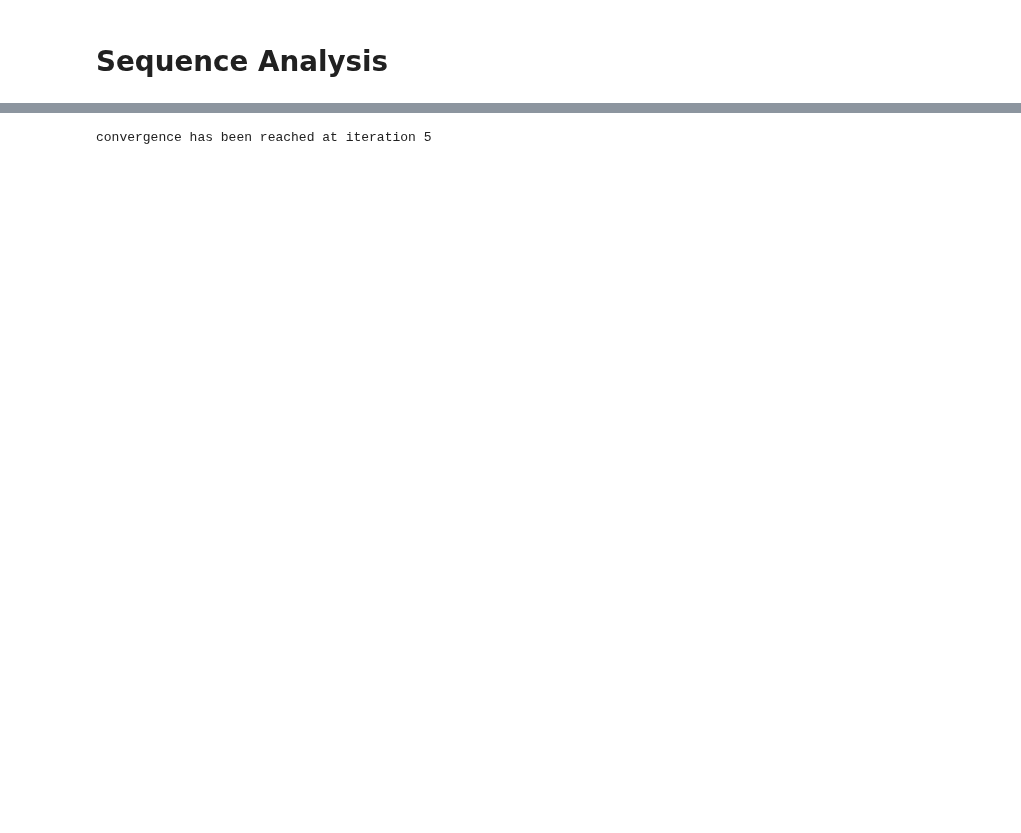
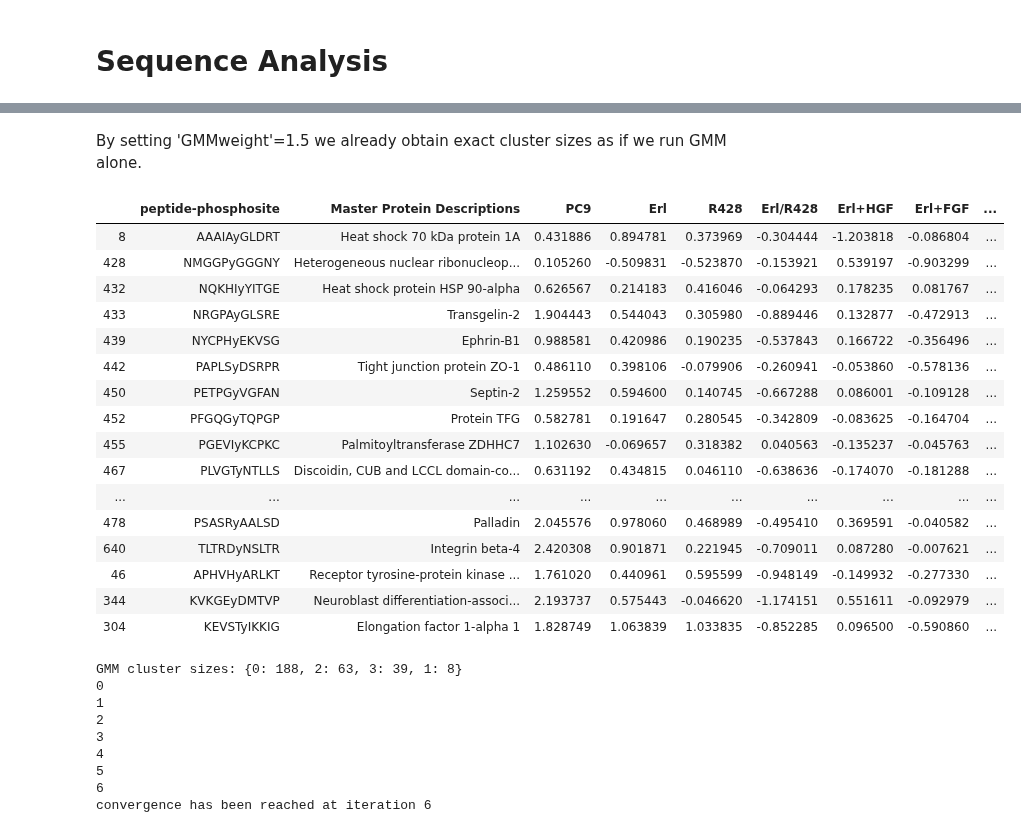
Before and after one commit to meyer-lab/DDMC, a Jupyter notebook: Seq-Analysis.ipynb, the cells around one changed output, grey strips where cells are left out. Drawn from its saved outputs; the diff is of its cells as text; code cells hidden in the pictures; blank space fills up the shorter version.

```diff
--- a/Seq-Analysis.ipynb
+++ b/Seq-Analysis.ipynb
@@ -29,5 +16,32 @@ ABC
+# %% [markdown]
+By setting 'GMMweight'=1.5 we already obtain exact cluster sizes as if we run GMM alone.
 # %%
 ncl, pYTS = 4, "Y"
-clusters = EM_SeqClustering(ABC, ncl, pYTS, max_n_iter=30)
+clusters = EM_CombinedClustering(ABC, ncl, pYTS, GMMweight=1, max_n_iter=30)
 # %% [output]
+|  | peptide-phosphosite | Master Protein Descriptions | PC9 | Erl | R428 | Erl/R428 | Erl+HGF | Erl+FGF | ... |
+| 8 | AAAIAyGLDRT | Heat shock 70 kDa protein 1A | 0.431886 | 0.894781 | 0.373969 | -0.304444 | -1.203818 | -0.086804 | ... |
+| 428 | NMGGPyGGGNY | Heterogeneous nuclear ribonucleop... | 0.105260 | -0.509831 | -0.523870 | -0.153921 | 0.539197 | -0.903299 | ... |
+| 432 | NQKHIyYITGE | Heat shock protein HSP 90-alpha | 0.626567 | 0.214183 | 0.416046 | -0.064293 | 0.178235 | 0.081767 | ... |
+| 433 | NRGPAyGLSRE | Transgelin-2 | 1.904443 | 0.544043 | 0.305980 | -0.889446 | 0.132877 | -0.472913 | ... |
+| 439 | NYCPHyEKVSG | Ephrin-B1 | 0.988581 | 0.420986 | 0.190235 | -0.537843 | 0.166722 | -0.356496 | ... |
+| 442 | PAPLSyDSRPR | Tight junction protein ZO-1 | 0.486110 | 0.398106 | -0.079906 | -0.260941 | -0.053860 | -0.578136 | ... |
+| 450 | PETPGyVGFAN | Septin-2 | 1.259552 | 0.594600 | 0.140745 | -0.667288 | 0.086001 | -0.109128 | ... |
+| 452 | PFGQGyTQPGP | Protein TFG | 0.582781 | 0.191647 | 0.280545 | -0.342809 | -0.083625 | -0.164704 | ... |
+| 455 | PGEVIyKCPKC | Palmitoyltransferase ZDHHC7 | 1.102630 | -0.069657 | 0.318382 | 0.040563 | -0.135237 | -0.045763 | ... |
+| 467 | PLVGTyNTLLS | Discoidin, CUB and LCCL domain-co... | 0.631192 | 0.434815 | 0.046110 | -0.638636 | -0.174070 | -0.181288 | ... |
+| ... | ... | ... | ... | ... | ... | ... | ... | ... | ... |
+| 478 | PSASRyAALSD | Palladin | 2.045576 | 0.978060 | 0.468989 | -0.495410 | 0.369591 | -0.040582 | ... |
+| 640 | TLTRDyNSLTR | Integrin beta-4 | 2.420308 | 0.901871 | 0.221945 | -0.709011 | 0.087280 | -0.007621 | ... |
+| 46 | APHVHyARLKT | Receptor tyrosine-protein kinase ... | 1.761020 | 0.440961 | 0.595599 | -0.948149 | -0.149932 | -0.277330 | ... |
+| 344 | KVKGEyDMTVP | Neuroblast differentiation-associ... | 2.193737 | 0.575443 | -0.046620 | -1.174151 | 0.551611 | -0.092979 | ... |
+| 304 | KEVSTyIKKIG | Elongation factor 1-alpha 1 | 1.828749 | 1.063839 | 1.033835 | -0.852285 | 0.096500 | -0.590860 | ... |
-convergence has been reached at iteration 5
+GMM cluster sizes: {0: 188, 2: 63, 3: 39, 1: 8}
+0
+1
+2
+3
+4
+5
+6
+convergence has been reached at iteration 6
```
Also changed, not shown: parts of 5 cells of this notebook, 1 other file.
